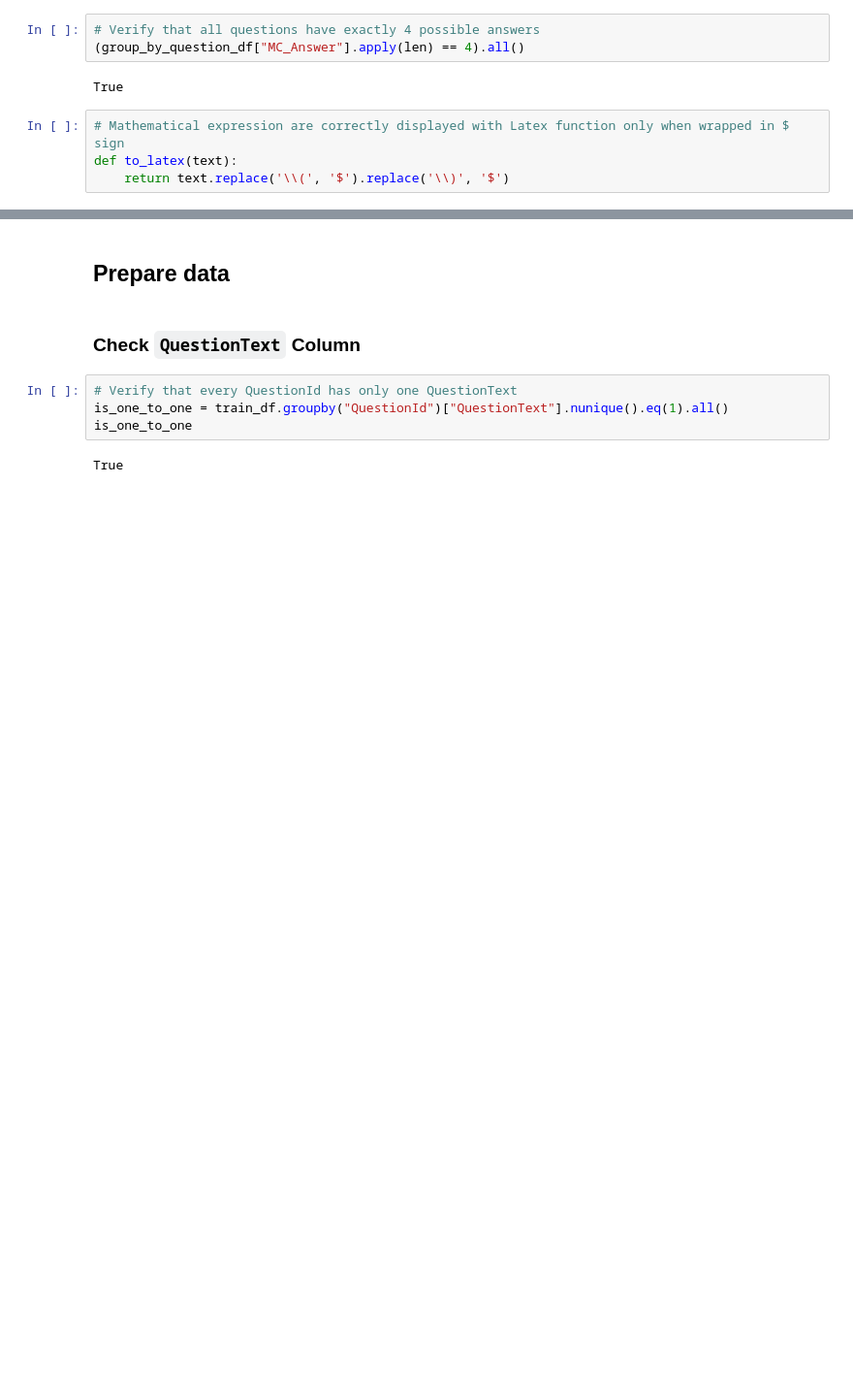
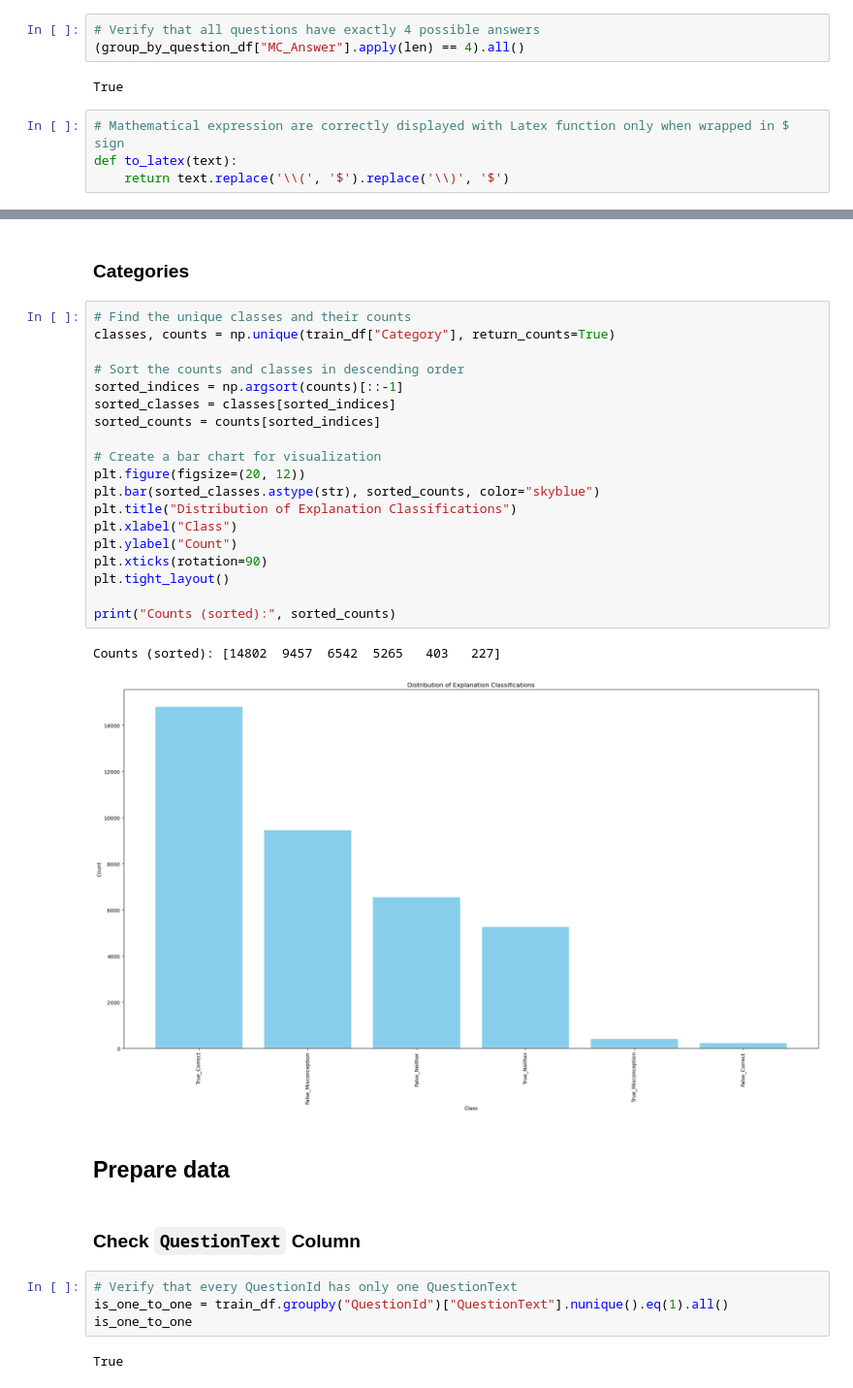
Before and after one commit to MartinRajniak/map-charting-student-math-misunderstandings, a Jupyter notebook: map-charting-student-math-misunderstandings.ipynb, the cells around one changed output, grey strips where cells are left out. Shown at 97% size. Drawn from its saved outputs; the diff is of its cells as text; blank space fills up the shorter version.

```diff
--- a/map-charting-student-math-misunderstandings.ipynb
+++ b/map-charting-student-math-misunderstandings.ipynb
@@ -158,3 +176,27 @@ Answers: (A) $ 5 \frac{2}{3} $ (B) $ \frac{10}{15} $ (C) $ 3 \frac{1}{3} $ (D) $
+# %% [markdown]
+### Categories
+# %%
+# Find the unique classes and their counts
+classes, counts = np.unique(train_df["Category"], return_counts=True)
+
+# Sort the counts and classes in descending order
+sorted_indices = np.argsort(counts)[::-1]
+sorted_classes = classes[sorted_indices]
+sorted_counts = counts[sorted_indices]
+
+# Create a bar chart for visualization
+plt.figure(figsize=(20, 12))
+plt.bar(sorted_classes.astype(str), sorted_counts, color="skyblue")
+plt.title("Distribution of Explanation Classifications")
+plt.xlabel("Class")
+plt.ylabel("Count")
+plt.xticks(rotation=90)
+plt.tight_layout()
+
+print("Counts (sorted):", sorted_counts)
+# %% [output]
+Counts (sorted): [14802  9457  6542  5265   403   227]
+[figure, added]
 # %% [markdown]
 ## Prepare data
 # %% [markdown]
```
Also changed, not shown: parts of 17 cells of this notebook.
